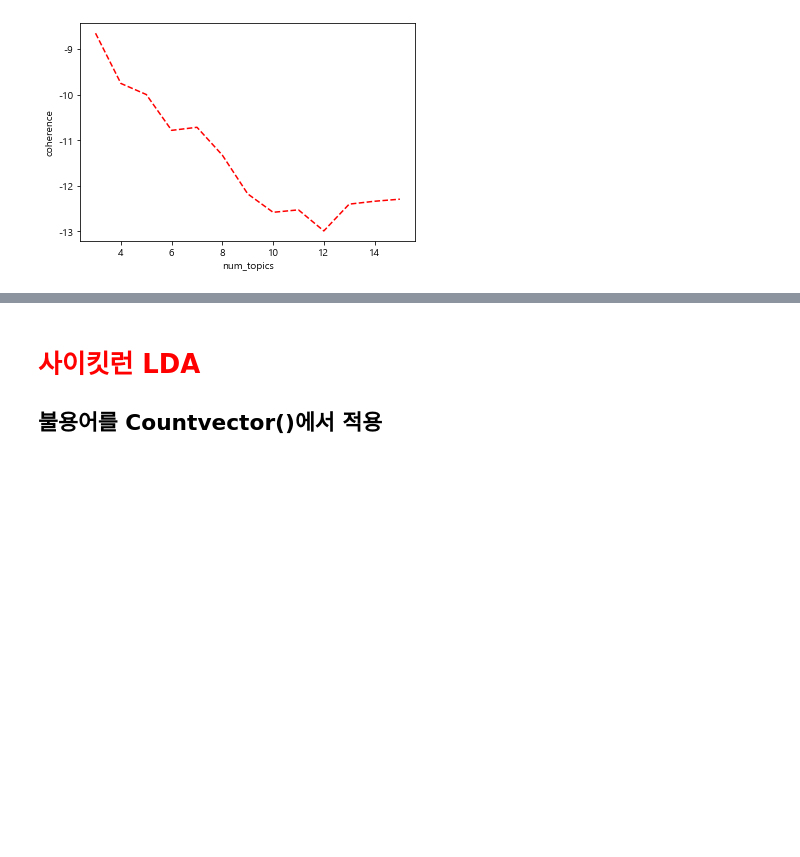
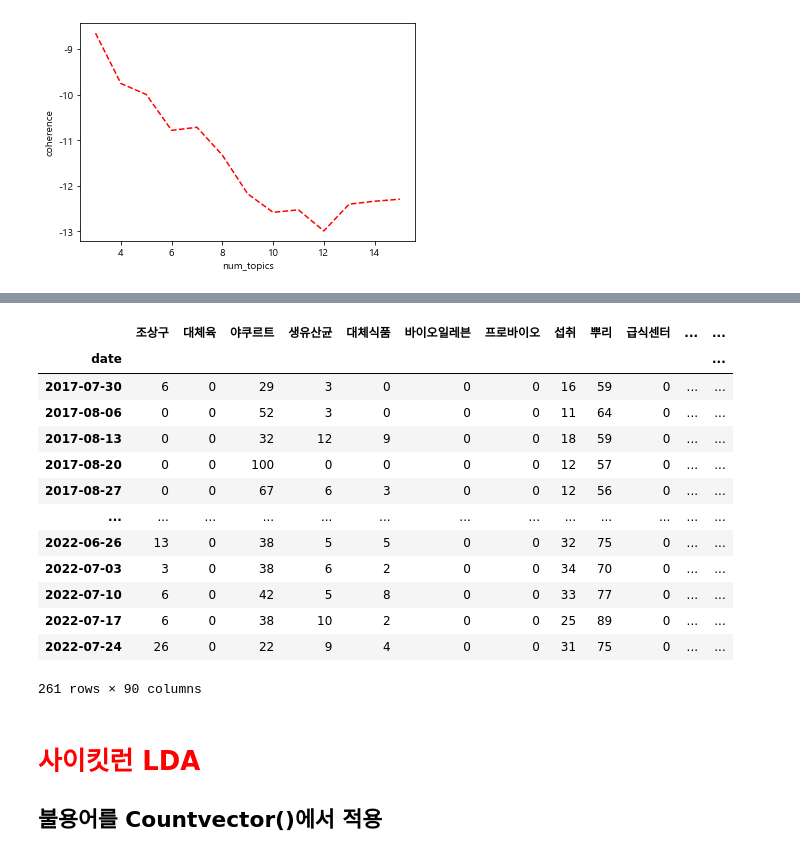
Before and after one commit to ancestor9/webscrap_LDA, a Jupyter notebook: 2022_10_LDA_gensim.ipynb, the cells around one changed output, grey strips where cells are left out. Cells and saved outputs as stored; diff of their text form; code cells hidden in the pictures; blank space fills up the shorter version.

```diff
--- a/2022_10_LDA_gensim.ipynb
+++ b/2022_10_LDA_gensim.ipynb
@@ -1193,0 +1150,5 @@ num_topics: 15, perplexity: -9.835, coherence: -12.296
+# %%
+from pytrends.request import TrendReq
+# hl = host language, tz = timezone
+pytrends = TrendReq(hl='ko', tz=540)
+pytrends.trending_searches(pn='south_korea')
@@ -1193,0 +1206,10 @@ num_topics: 15, perplexity: -9.835, coherence: -12.296
+# %%
+new_key_assign = []
+for i, (old_key, _) in enumerate(mydict.items()):
+    (old_key, topic_names[i])
+    new_key_assign.append([old_key, topic_names[i]])
+new_key_assign = dict(new_key_assign)
+yourdict = dict([(new_key_assign.get(key), value) for key, value in mydict.items()])
+
+mydict['Topic_1'].head(2)
+yourdict['4번 토픽(식품구매요인)'].head(2)
@@ -1193,0 +1255,14 @@ num_topics: 15, perplexity: -9.835, coherence: -12.296
+# %%
+topic_1 = []
+for i in yourdict['1번 토픽(건강)'].reset_index().values.tolist():
+    for j in i:
+        topic_1.append(j)
+
+topic_1 = set(topic_1)
+
+', '.join(topic_1)
+topic_1_stopword = ['농축수산물', '로컬푸드직매장', '한국식품커뮤니케이션포럼', '신체', 'hy',
+                    '농산물우수관리제도', '농가소득', '농업현장', '농기계', '농민들', '농업환경', '채식주', '왕교자']
+topic_1 = topic_1 - set(topic_1_stopword)
+', '.join(topic_1)
+topic_1 = [i for i in topic_1]
@@ -1194,3 +1272,32 @@ num_topics: 15, perplexity: -9.835, coherence: -12.296
+# %%
+iters = int(len(topic_1)/5) + 1 # 소수점이하도 순환해야 하기에
+
+# 템플릿 데이터프레임 생성 후 여기다가 merge fo loop
+kw_list =['조상구']
+pytrends.build_payload(kw_list, timeframe='today 5-y', geo='KR')
+df = pytrends.interest_over_time().drop('isPartial', axis=1)
+
+for i in range(0, iters) :
+    kw_list = topic_1[i*5:(i+1)*5]
+    pytrends.build_payload(kw_list, timeframe='today 5-y', geo='KR')
+    af = pytrends.interest_over_time()
+    df = df.merge(af.drop('isPartial', axis=1), left_index=True, right_index=True)
+df
+# %% [output]
+|  | 조상구 | 대체육 | 야쿠르트 | 생유산균 | 대체식품 | 바이오일레븐 | 프로바이오 | 섭취 | 뿌리 | 급식센터 | ... | ... |
+| date |  |  |  |  |  |  |  |  |  |  |  | ... |
+| 2017-07-30 | 6 | 0 | 29 | 3 | 0 | 0 | 0 | 16 | 59 | 0 | ... | ... |
+| 2017-08-06 | 0 | 0 | 52 | 3 | 0 | 0 | 0 | 11 | 64 | 0 | ... | ... |
+| 2017-08-13 | 0 | 0 | 32 | 12 | 9 | 0 | 0 | 18 | 59 | 0 | ... | ... |
+| 2017-08-20 | 0 | 0 | 100 | 0 | 0 | 0 | 0 | 12 | 57 | 0 | ... | ... |
+| 2017-08-27 | 0 | 0 | 67 | 6 | 3 | 0 | 0 | 12 | 56 | 0 | ... | ... |
+| ... | ... | ... | ... | ... | ... | ... | ... | ... | ... | ... | ... | ... |
+| 2022-06-26 | 13 | 0 | 38 | 5 | 5 | 0 | 0 | 32 | 75 | 0 | ... | ... |
+| 2022-07-03 | 3 | 0 | 38 | 6 | 2 | 0 | 0 | 34 | 70 | 0 | ... | ... |
+| 2022-07-10 | 6 | 0 | 42 | 5 | 8 | 0 | 0 | 33 | 77 | 0 | ... | ... |
+| 2022-07-17 | 6 | 0 | 38 | 10 | 2 | 0 | 0 | 25 | 89 | 0 | ... | ... |
+| 2022-07-24 | 26 | 0 | 22 | 9 | 4 | 0 | 0 | 31 | 75 | 0 | ... | ... |
+261 rows × 90 columns
 # %% [markdown]
 # <font color='red'> 사이킷런 LDA
 ## 불용어를 Countvector()에서 적용
```
Also changed, not shown: parts of 50 cells of this notebook.
